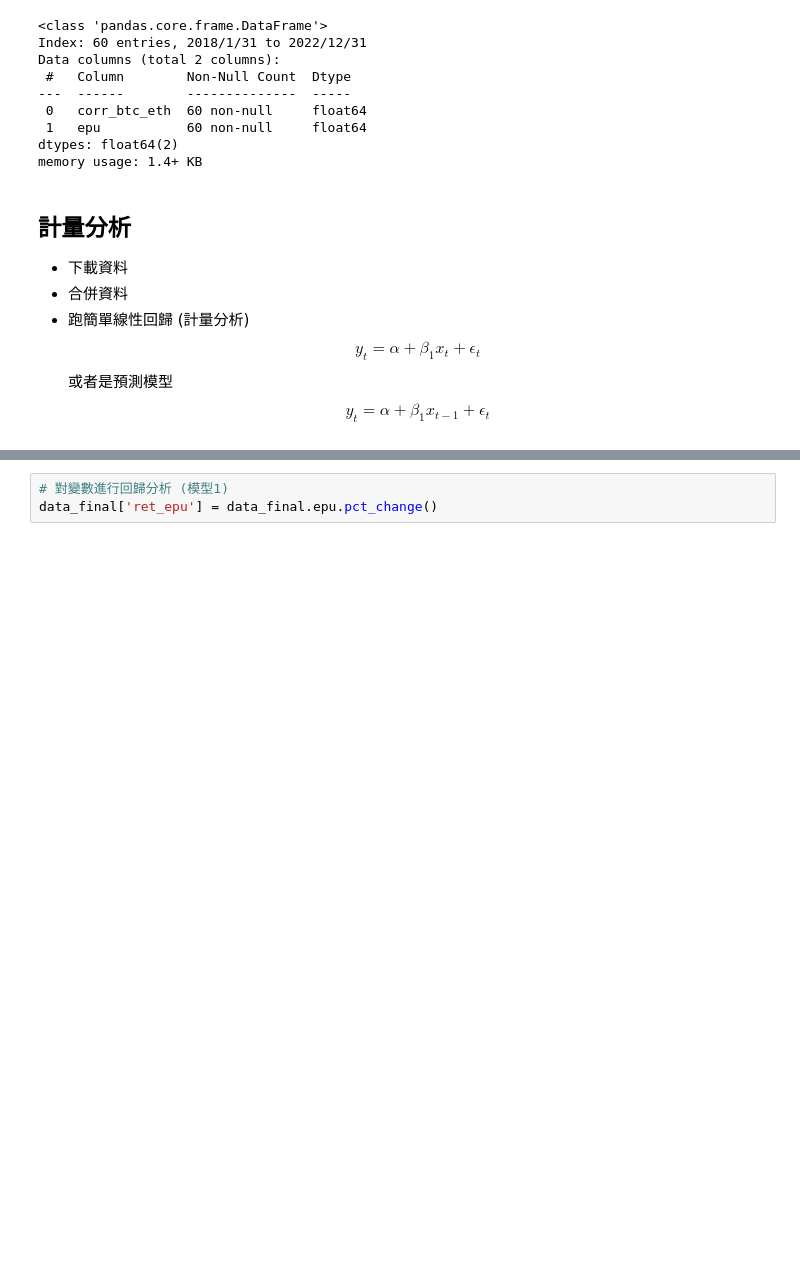
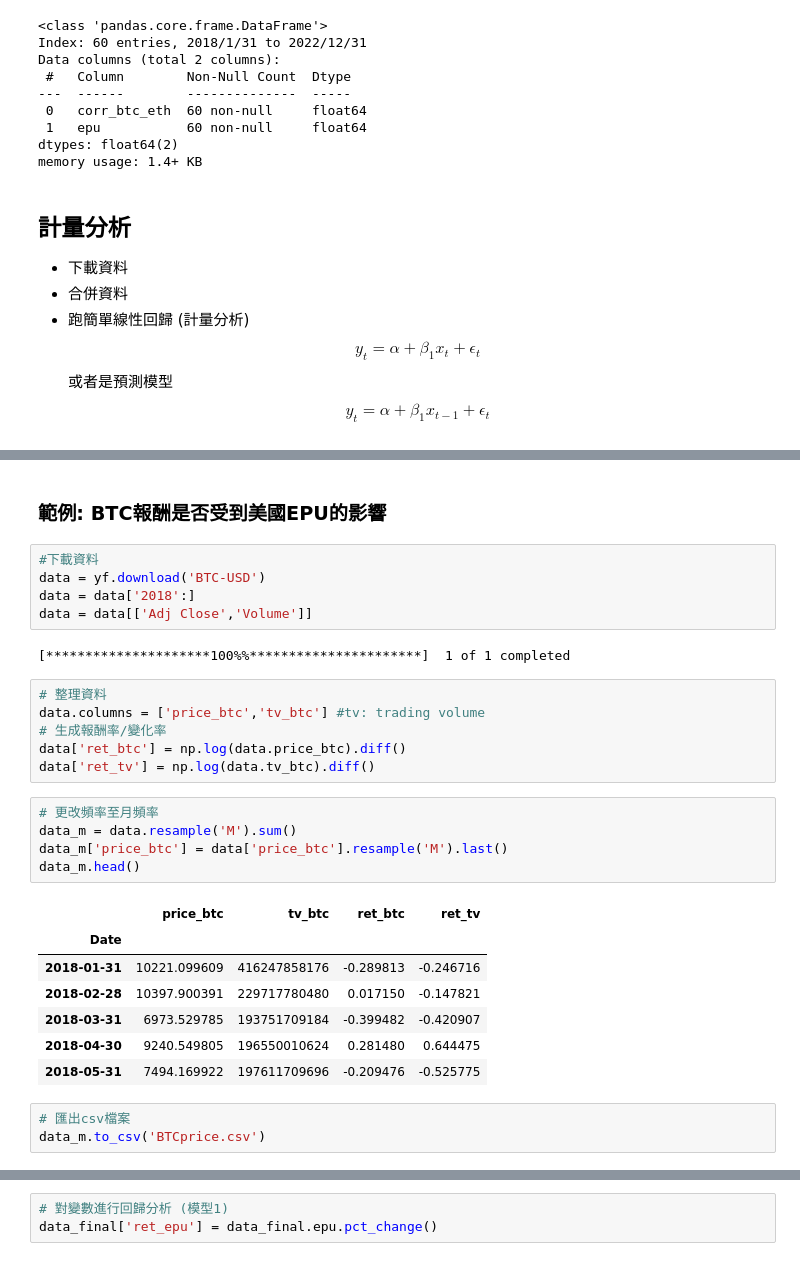
Before and after one commit to quetion/Crypto_fin, a Jupyter notebook: [Cryptofin]Hello_Python.ipynb, the cells around one changed output, grey strips where cells are left out. Saved outputs shown, nothing was run; the diff lists cells and outputs as text; blank space fills up the shorter version.

```diff
--- a/[Cryptofin]Hello_Python.ipynb
+++ b/[Cryptofin]Hello_Python.ipynb
@@ -366,0 +456,31 @@ $$
+# %% [markdown]
+### 範例: BTC報酬是否受到美國EPU的影響
+# %%
+#下載資料
+data = yf.download('BTC-USD')
+data = data['2018':]
+data = data[['Adj Close','Volume']]
+# %% [output]
+[*********************100%%**********************]  1 of 1 completed
+# %%
+# 整理資料
+data.columns = ['price_btc','tv_btc'] #tv: trading volume
+# 生成報酬率/變化率
+data['ret_btc'] = np.log(data.price_btc).diff()
+data['ret_tv'] = np.log(data.tv_btc).diff()
+# %%
+# 更改頻率至月頻率
+data_m = data.resample('M').sum()
+data_m['price_btc'] = data['price_btc'].resample('M').last()
+data_m.head()
+# %% [output]
+|  | price_btc | tv_btc | ret_btc | ret_tv |
+| Date |  |  |  |  |
+| 2018-01-31 | 10221.099609 | 416247858176 | -0.289813 | -0.246716 |
+| 2018-02-28 | 10397.900391 | 229717780480 | 0.017150 | -0.147821 |
+| 2018-03-31 | 6973.529785 | 193751709184 | -0.399482 | -0.420907 |
+| 2018-04-30 | 9240.549805 | 196550010624 | 0.281480 | 0.644475 |
+| 2018-05-31 | 7494.169922 | 197611709696 | -0.209476 | -0.525775 |
+# %%
+# 匯出csv檔案
+data_m.to_csv('BTCprice.csv')
```
Also changed, not shown: parts of 23 cells of this notebook.
